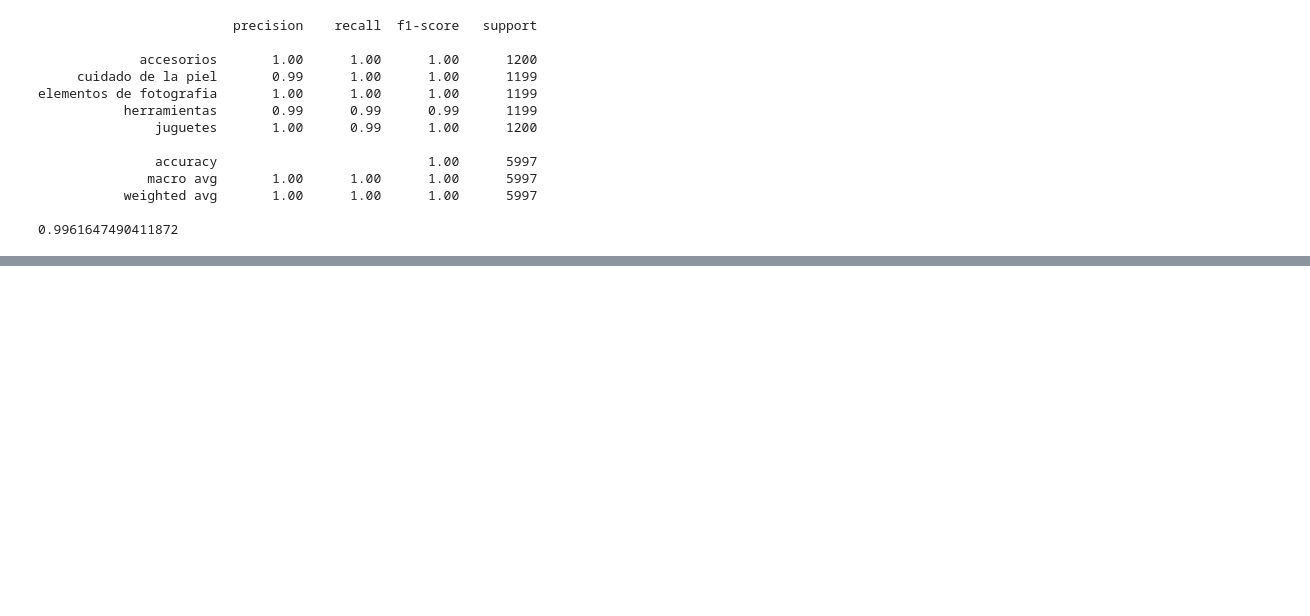
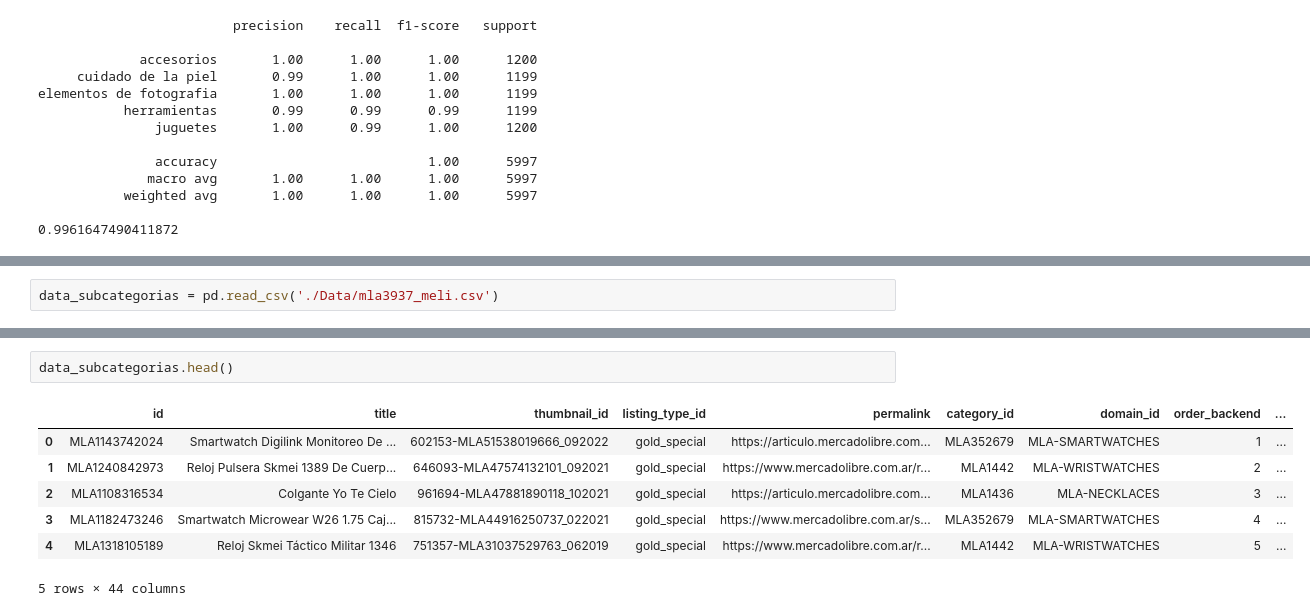
Before and after one commit to JuanMartin-Garcia/TPFinal_MeliDataScience, a Jupyter notebook: EDA-modelos.ipynb, the cells around one changed output, grey strips where cells are left out. Cells and saved outputs as stored; diff of their text form; blank space fills up the shorter version.

Commit message:
subcategorias accesorios

```diff
--- a/EDA-modelos.ipynb
+++ b/EDA-modelos.ipynb
@@ -259,0 +262,2 @@ elementos de fotografia       1.00      1.00      1.00      1199
+# %%
+data_subcategorias = pd.read_csv('./Data/mla3937_meli.csv')
@@ -259,0 +284,10 @@ elementos de fotografia       1.00      1.00      1.00      1199
+# %%
+data_subcategorias.head()
+# %% [output]
+|  | id | title | thumbnail_id | listing_type_id | permalink | category_id | domain_id | order_backend | ... |
+| 0 | MLA1143742024 | Smartwatch Digilink Monitoreo De ... | 602153-MLA51538019666_092022 | gold_special | https://articulo.mercadolibre.com... | MLA352679 | MLA-SMARTWATCHES | 1 | ... |
+| 1 | MLA1240842973 | Reloj Pulsera Skmei 1389 De Cuerp... | 646093-MLA47574132101_092021 | gold_special | https://www.mercadolibre.com.ar/r... | MLA1442 | MLA-WRISTWATCHES | 2 | ... |
+| 2 | MLA1108316534 | Colgante Yo Te Cielo | 961694-MLA47881890118_102021 | gold_special | https://articulo.mercadolibre.com... | MLA1436 | MLA-NECKLACES | 3 | ... |
+| 3 | MLA1182473246 | Smartwatch Microwear W26 1.75 Caj... | 815732-MLA44916250737_022021 | gold_special | https://www.mercadolibre.com.ar/s... | MLA352679 | MLA-SMARTWATCHES | 4 | ... |
+| 4 | MLA1318105189 | Reloj Skmei Táctico Militar 1346 | 751357-MLA31037529763_062019 | gold_special | https://www.mercadolibre.com.ar/r... | MLA1442 | MLA-WRISTWATCHES | 5 | ... |
+5 rows × 44 columns
```
Also changed, not shown: parts of 29 cells of this notebook, 1 other file.
